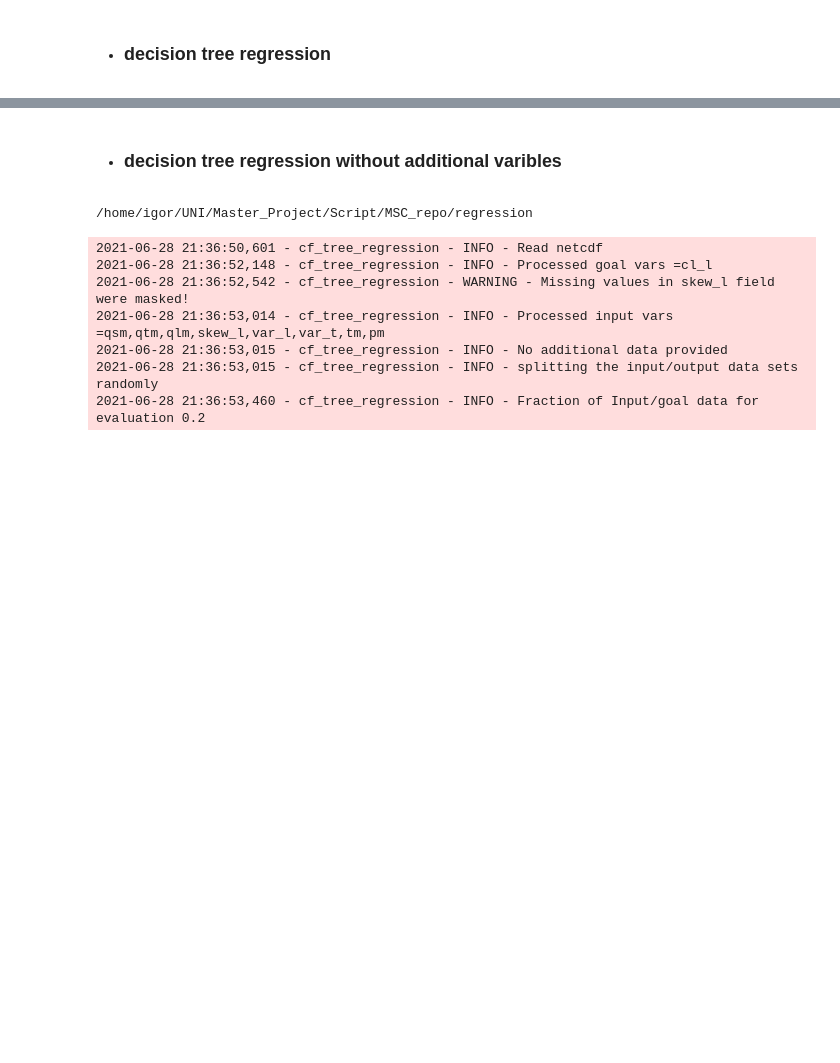
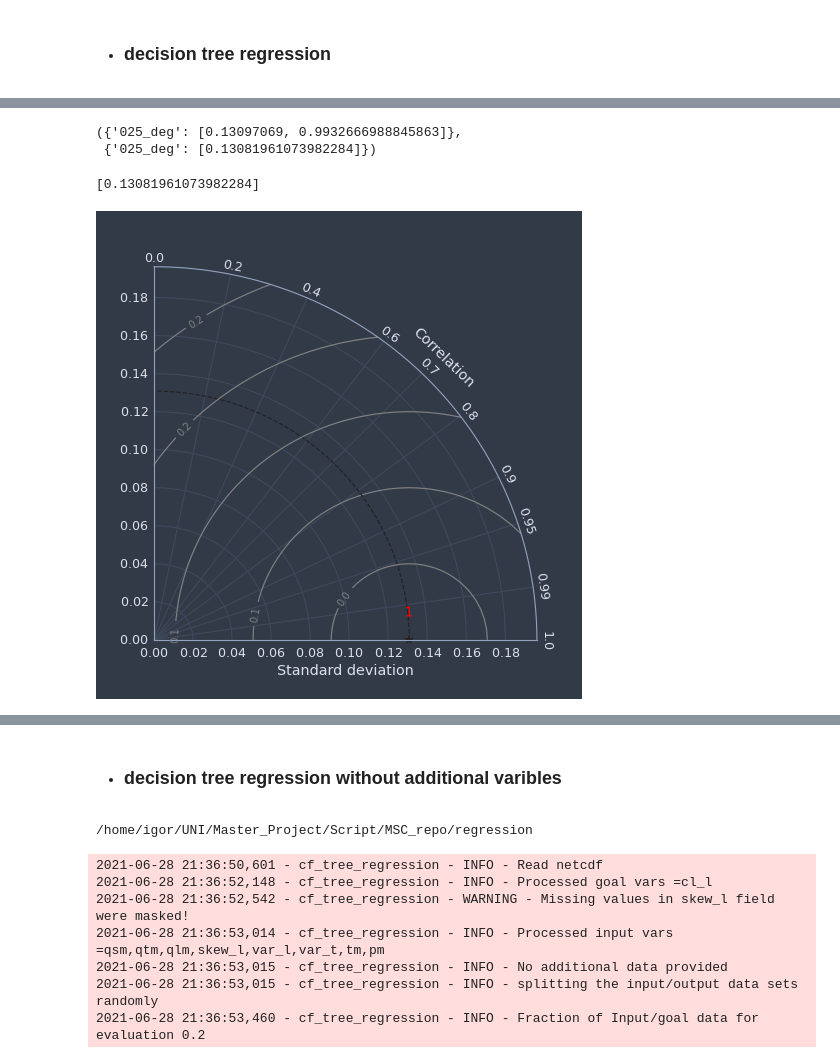
Before and after one commit to Egor93/MSC_repo, a Jupyter notebook: 001_regression/tree_regression_plotter.ipynb, the cells around one changed output, grey strips where cells are left out. Saved outputs shown, nothing was run; the diff lists cells and outputs as text; code cells hidden in the pictures; blank space fills up the shorter version.

```diff
--- a/regression/tree_regression_plotter.ipynb
+++ b/001_regression/tree_regression_plotter.ipynb
@@ -60,5 +69,6 @@ goalvar_pred, goalvar_eval = cft.regression(regtype,processed_data,max_depth_in)
 # %%
 corrmat=np.corrcoef(goalvar_pred, goalvar_eval)
 corr=corrmat[0,1]
-corr
+std = np.std(goalvar_pred)
+corr,std
 # %% [output]
@@ -66,3 +75,0 @@ corr
-# %%
-corr=covmat[0][1]/(np.sqrt(covmat[0,0])*np.sqrt(covmat[1,1]))
-corr
@@ -70,0 +83,14 @@ corr
+# %%
+# Reference std
+stdrefs = {'025_deg': [np.std(goalvar_pred)]}
+# Sample std,rho
+samples = {'025_deg': [np.std(goalvar_eval),corr]}
+# %%
+samples, stdrefs
+# %% [output]
+({'025_deg': [0.13097069, 0.9932666988845863]},
+ {'025_deg': [0.13081961073982284]})
+# %%
+stdrefs['025_deg']
+# %% [output]
+[0.13081961073982284]
@@ -70,0 +100,24 @@ corr
+# %%
+fig = plt.figure(figsize=(7,7))
+dia = taylor(stdrefs['025_deg'][0], fig=fig, rect=111,
+                        label='Reference')
+# dia.ax.plot(x95,y95,color='red')
+fig.tight_layout()
+# add samples
+i=0
+dia.add_sample(std, corr,
+                       marker='$%d$' % (i+1), ms=10, ls='',
+                       #mfc='k', mec='k', # B&W
+                       mfc='red', mec='red', # Colors
+                       label='label')
+
+# Add RMS contours, and label them
+contours = dia.add_contours(levels=5, colors='0.5') # 5 levels
+dia.ax.clabel(contours, inline=1, fontsize=10, fmt='%.1f')
+# Tricky: ax is the polar ax (used for plots), _ax is the
+# container (used for layout)
+
+
+plt.show()
+# %% [output]
+[figure, added]
```
Also changed, not shown: parts of 12 cells of this notebook, 13 other files.
